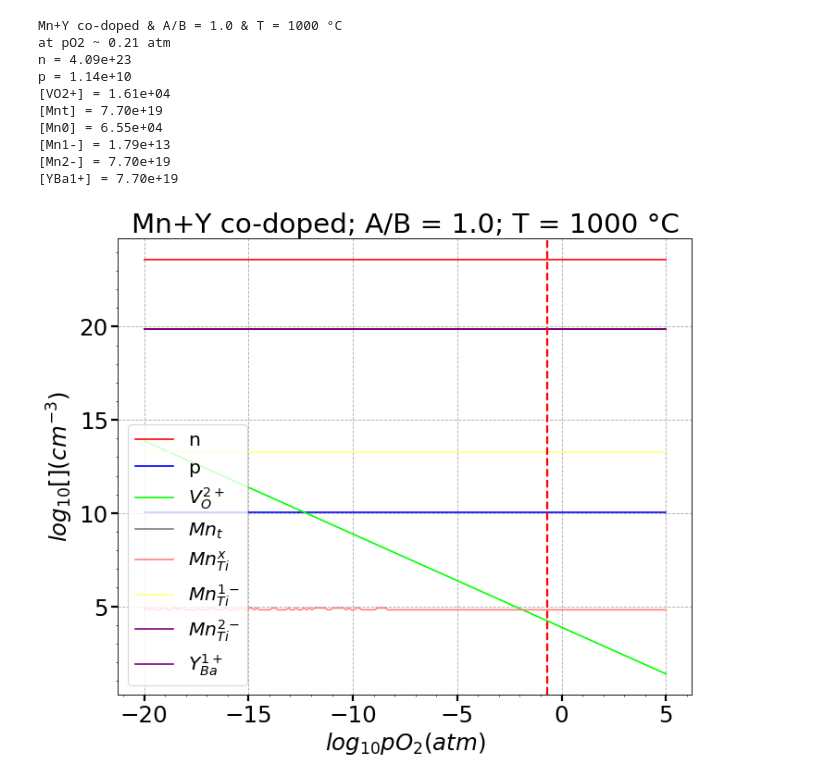
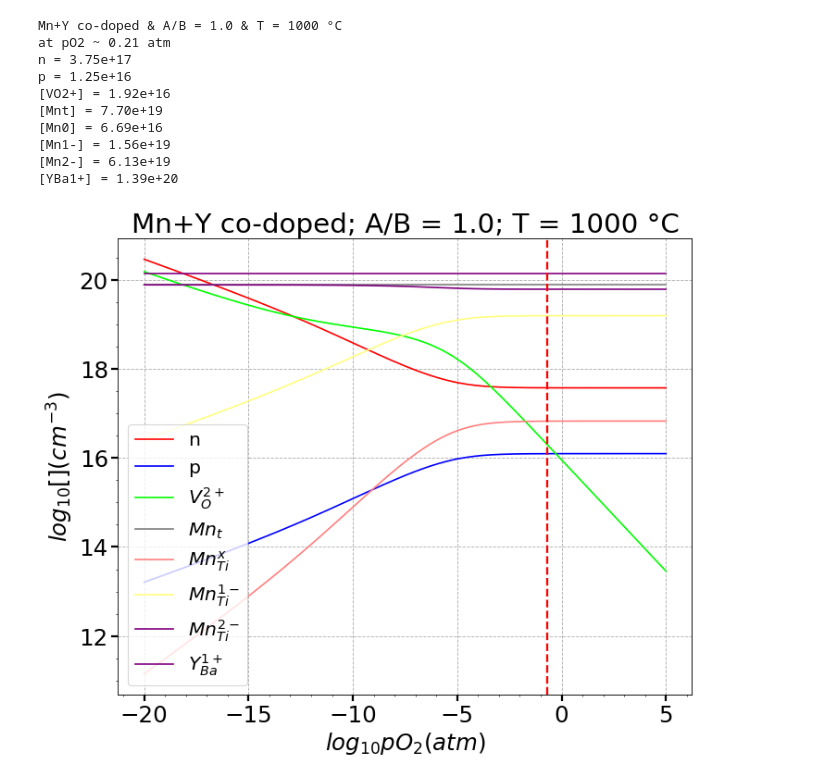
Before and after one commit to seonghwh/Defect-Structure, a Jupyter notebook: MnY_doped2.ipynb, the cells around one changed output. Cells and saved outputs as stored; diff of their text form; code cells hidden in the pictures.

```diff
--- a/MnY_doped2.ipynb
+++ b/MnY_doped2.ipynb
@@ -194,7 +184,7 @@ Charge neutrality condition: p + 2[VO2+] + [YBa1+] = n + 2[VBa2-] + 4[VTi4-] + [
 """
 ratio = 1.000
 CMnt = 7.7E19 # total Mn concentration in cm-3; 7.7E19 cm-3 = 0.5 mol% in BTO
-CYt = 7.7E19 # total Y concentration in cm-3; 7.7E19 cm-3 = 0.5 mol% in BTO
+CYt = 1.8*7.7E19 # total Y concentration in cm-3; 7.7E19 cm-3 = 0.5 mol% in BTO
 CY = np.zeros(len(a))
 
 # Calculate each defect concentration as a function of oxygen partial pressure
@@ -202,13 +192,13 @@ for i in range(len(a)):
     y = a[i] # y: oxygen partial pressure in atm
 
     def f(x): # x: electron concentration in cm-3
-        return (x - (CMnt*(Ki/x)/((Ki/x)+((Ki/x)**2)/KMn43 + KMn32))*(1 + 2*Ki/x) + 2*CMnt - (Ki/x) - 2*(KR/((x**2)*(y**(1/2)))) - CYt)
+        return (x + CMnt + CMnt*KMn43*(KMn32*x/Ki - Ki/(KMn43*x))/(Ki/x + KMn43 + KMn43*KMn32*x/Ki) - (Ki/x) - 2*(KR/((x**2)*(y**(1/2)))) - CYt)
     sol1 = brentq(f,1E10,1E30,maxiter=200)
 
     n_MnY_1000e[i] = np.array(sol1).astype(np.float64)
     p_MnY_1000e[i] = Ki/n_MnY_1000e[i]
     CVO2_MnY_1000e[i] = KR/((n_MnY_1000e[i]**2)*(y**(1/2)))
-    CMn1_MnY_1000e[i] = CMnt*p_MnY_1000e[i]/(p_MnY_1000e[i] + p_MnY_1000e[i]**2/KMn43 + KMn32)
+    CMn1_MnY_1000e[i] = CMnt*KMn43/(p_MnY_1000e[i] + KMn43 + KMn43*KMn32/p_MnY_1000e[i])
     CMn2_MnY_1000e[i] = KMn32*CMn1_MnY_1000e[i]/p_MnY_1000e[i]
     CMn0_MnY_1000e[i] = CMnt - CMn1_MnY_1000e[i] - CMn2_MnY_1000e[i]
     CY[i] = CYt
@@ -223,38 +213,38 @@ ax1.minorticks_on()
 ax1.plot(np.log10(a),np.log10(n_MnY_1000e),c =[255/255, 0/255, 0/255], label=r'n')
 ax1.plot(np.log10(a),np.log10(p_MnY_1000e), c =[0/255, 0/255, 255/255], label = r'p')
 ax1.plot(np.log10(a),np.log10(CVO2_MnY_1000e),c =[0/255, 255/255, 0/255], label = r'$V_O^{2+}$')
 ax1.plot(np.log10(a),np.log10(CMn1_MnY_1000e+CMn2_MnY_1000e+CMn0_MnY_1000e), c =[128/255, 128/255, 128/255], label = r'$Mn_{t}$')
 ax1.plot(np.log10(a),np.log10(CMn0_MnY_1000e), c =[255/255, 128/255, 128/255], label = r'$Mn_{Ti}^{x}$')
 ax1.plot(np.log10(a),np.log10(CMn1_MnY_1000e), c =[255/255, 255/255, 128/255], label = r'$Mn_{Ti}^{1-}$')
 ax1.plot(np.log10(a),np.log10(CMn2_MnY_1000e), c =[128/255, 0/255, 128/255], label = r'$Mn_{Ti}^{2-}$')
 ax1.plot(np.log10(a),np.log10(CY), c =[128/255, 0/255, 128/255], label = r'$Y_{Ba}^{1+}$')
 ax1.set_xlabel(r'$log_{10} \mathit{p}O_2 (atm)$')
 ax1.set_ylabel(r'$log_{10} [ ] (cm^{-3})$')
 ax1.legend(loc=3,fontsize='small')
 ax1.axvline(x=-0.67, color='r', linestyle='--', linewidth=2)
 ax1.grid(True, which='major', linestyle='--')
 
 print(
     f'Mn+Y co-doped & A/B = {ratio} & T = {TC} \u00B0C\n'
     f'at pO2 ~ 0.21 atm\n'
     f'n = {n_MnY_1000e[154]:.2e}\n'
     f'p = {p_MnY_1000e[154]:.2e}\n'
     f'[VO2+] = {CVO2_MnY_1000e[154]:.2e}\n'
     f'[Mnt] = {CMn1_MnY_1000e[154]+CMn2_MnY_1000e[154]+CMn0_MnY_1000e[154]:.2e}\n'
     f'[Mn0] = {CMn0_MnY_1000e[154]:.2e}\n'
     f'[Mn1-] = {CMn1_MnY_1000e[154]:.2e}\n'
     f'[Mn2-] = {CMn2_MnY_1000e[154]:.2e}\n'
     f'[YBa1+] = {CY[154]:.2e}'
 )
 # %% [output]
 Mn+Y co-doped & A/B = 1.0 & T = 1000 °C
 at pO2 ~ 0.21 atm
-n = 4.09e+23
-p = 1.14e+10
-[VO2+] = 1.61e+04
+n = 3.75e+17
+p = 1.25e+16
+[VO2+] = 1.92e+16
 [Mnt] = 7.70e+19
-[Mn0] = 6.55e+04
-[Mn1-] = 1.79e+13
-[Mn2-] = 7.70e+19
-[YBa1+] = 7.70e+19
+[Mn0] = 6.69e+16
+[Mn1-] = 1.56e+19
+[Mn2-] = 6.13e+19
+[YBa1+] = 1.39e+20
-[figure, old version]
+[figure, new version]
```
Also changed, not shown: parts of 2 cells of this notebook, 1 other file.
